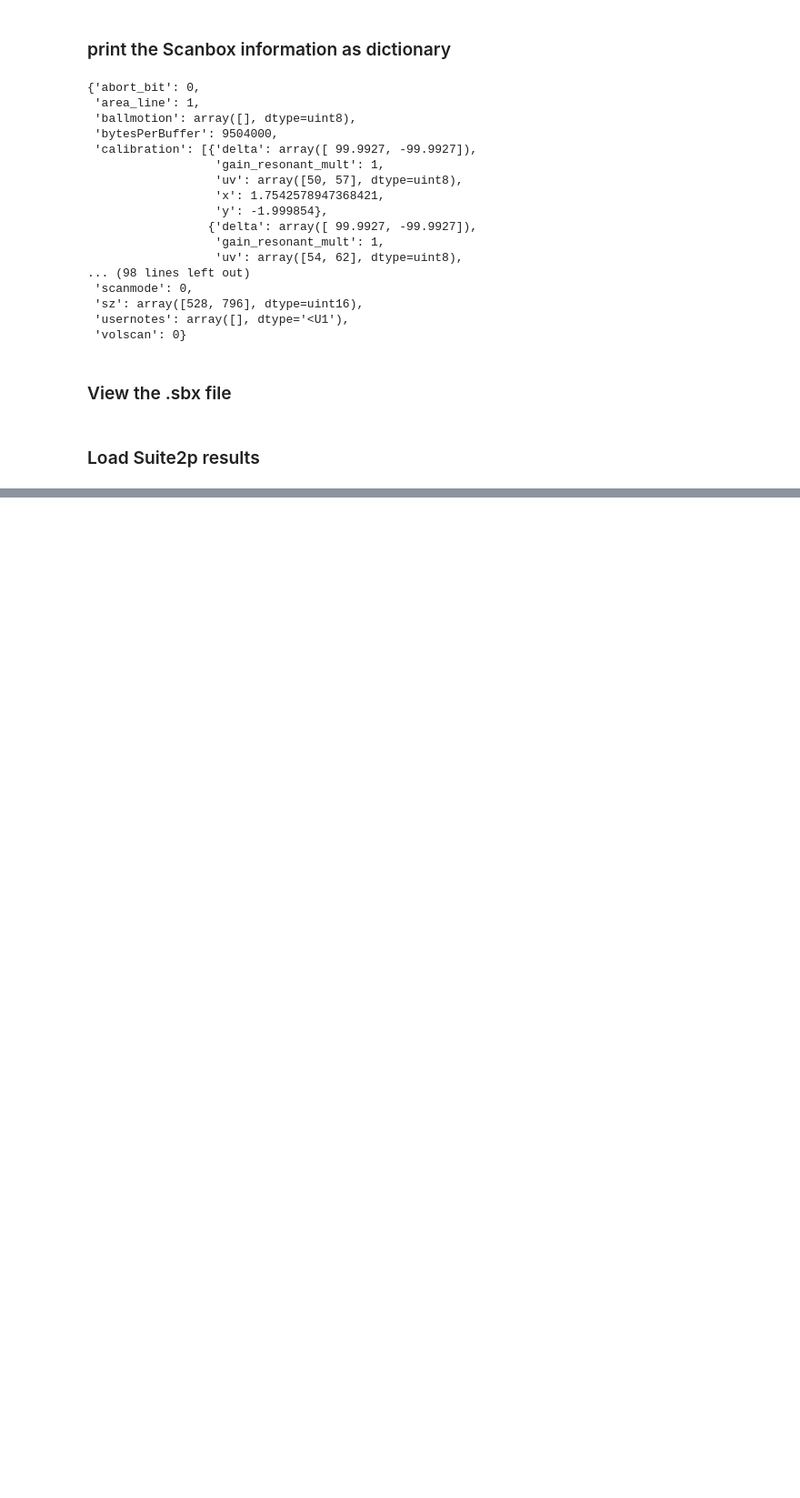
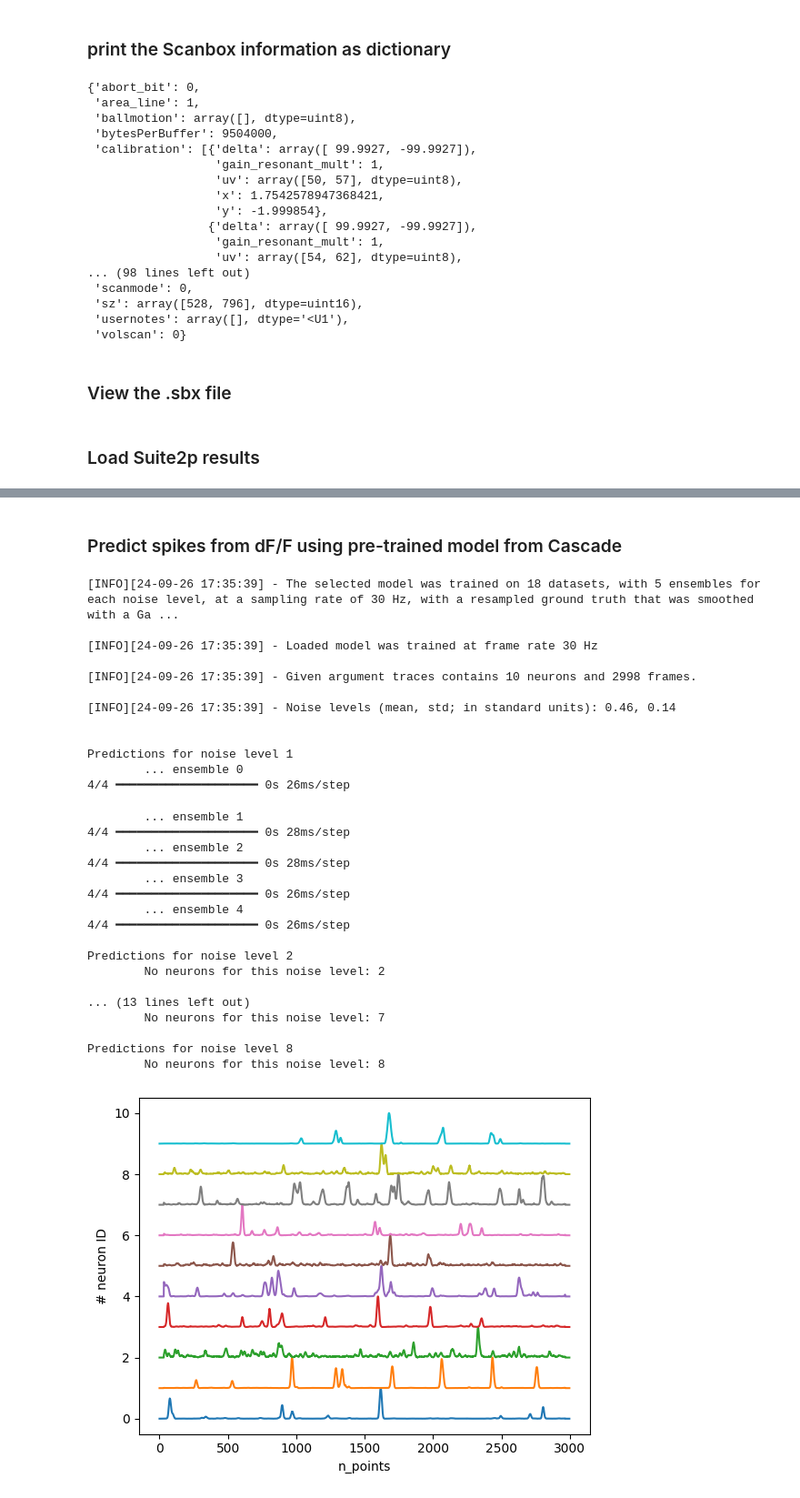
Before and after one commit to ytsimon2004/neuralib, a Jupyter notebook: doc/source/notebooks/example_calimg.ipynb, the cells around one changed output, grey strips where cells are left out. Shown at 91% size. Drawn from its saved outputs; the diff is of its cells as text; code cells hidden in the pictures; blank space fills up the shorter version.

```diff
--- a/doc/source/notebooks/example_calimg.ipynb
+++ b/doc/source/notebooks/example_calimg.ipynb
@@ -65,0 +111,50 @@ plt.show()
+# %% [markdown]
+### Predict spikes from dF/F using pre-trained model from Cascade
+# %%
+# verbose disable
+absl.logging.set_verbosity('error')
+logging.getLogger('tensorflow').setLevel(logging.ERROR)
+
+spks = cascade_predict(dff, model_type='Global_EXC_30Hz_smoothing100ms', verbose=False)
+spks = spks / np.max(spks, axis=1, keepdims=True)
+n_neurons = spks.shape[0]
+
+y = 0
+for i in range(n_neurons):
+    plt.plot(spks[i] + y)
+    y += 1
+
+plt.xlabel('n_points')
+plt.ylabel('# neuron ID')
+plt.show()
+# %% [output]
+[INFO][24-09-26 17:35:39] - The selected model was trained on 18 datasets, with 5 ensembles for each noise level, at a sampling rate of 30 Hz, with a resampled ground truth that was smoothed with a Ga ...
+
+[INFO][24-09-26 17:35:39] - Loaded model was trained at frame rate 30 Hz
+
+[INFO][24-09-26 17:35:39] - Given argument traces contains 10 neurons and 2998 frames.
+
+[INFO][24-09-26 17:35:39] - Noise levels (mean, std; in standard units): 0.46, 0.14
+
+
+Predictions for noise level 1
+        ... ensemble 0
+4/4 ━━━━━━━━━━━━━━━━━━━━ 0s 26ms/step
+        ... ensemble 1
+4/4 ━━━━━━━━━━━━━━━━━━━━ 0s 28ms/step
+        ... ensemble 2
+4/4 ━━━━━━━━━━━━━━━━━━━━ 0s 28ms/step
+        ... ensemble 3
+4/4 ━━━━━━━━━━━━━━━━━━━━ 0s 26ms/step
+        ... ensemble 4
+4/4 ━━━━━━━━━━━━━━━━━━━━ 0s 26ms/step
+
+Predictions for noise level 2
+        No neurons for this noise level: 2
+
+... (13 lines left out)
+        No neurons for this noise level: 7
+
+Predictions for noise level 8
+        No neurons for this noise level: 8
+[figure, added]
```
Also changed, not shown: parts of 11 cells of this notebook, 11 other files.
